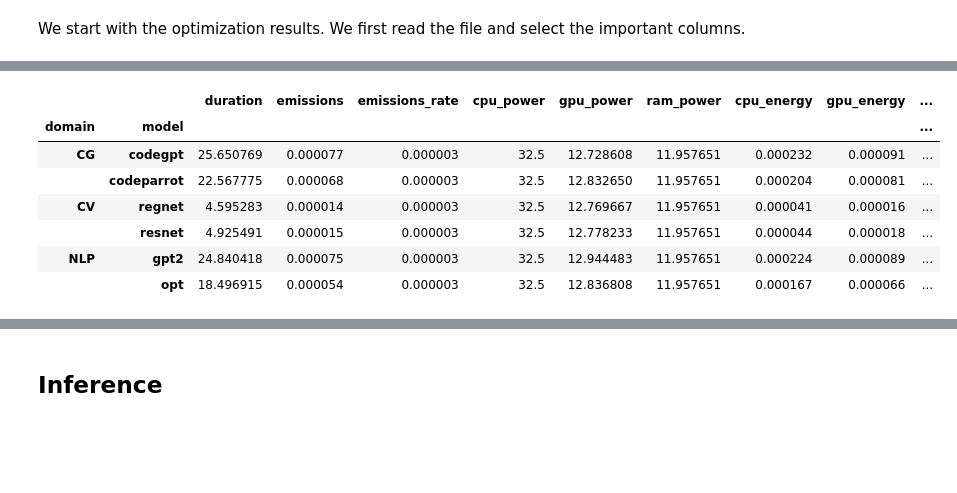
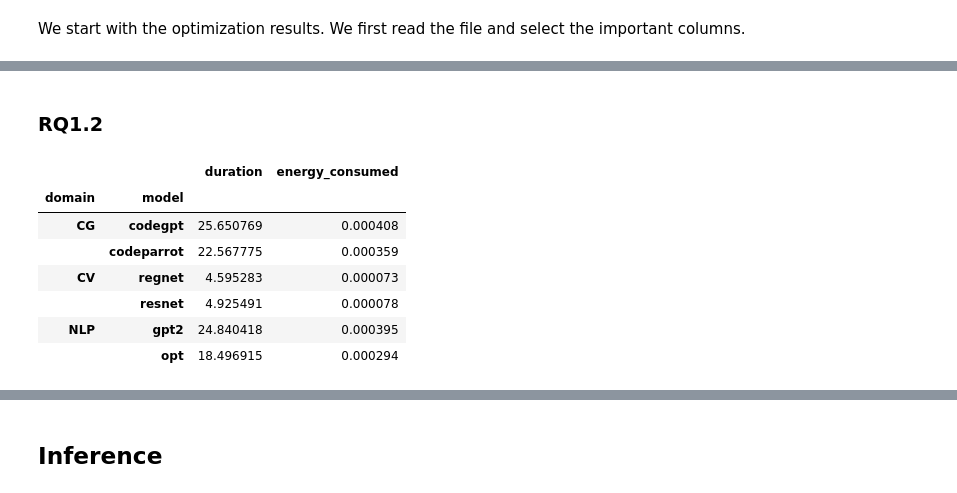
Before and after one commit to aleclagarde/tfg, a Jupyter notebook: analysis/analysis.ipynb, the cells around one changed output, grey strips where cells are left out. Saved outputs shown, nothing was run; the diff lists cells and outputs as text; code cells hidden in the pictures; blank space fills up the shorter version.

```diff
--- a/analysis/analysis.ipynb
+++ b/analysis/analysis.ipynb
@@ -6,0 +9,4 @@ import matplotlib.pyplot as plt
+# %%
+optimization = pd.read_csv('../results/optimization_results.csv')
+optimization = optimization[['duration', 'energy_consumed', 'domain', 'model', 'framework', 'strategy']]
+optimization
@@ -8,7 +84,3 @@ import matplotlib.pyplot as plt
 ## Optimization
 # %% [markdown]
 We start with the optimization results. We first read the file and select the important columns.
-# %%
-optimization = pd.read_csv('../results/optimization_results.csv')
-optimization = optimization[['duration', 'emissions', 'emissions_rate', 'cpu_power', 'gpu_power', 'ram_power', 'cpu_energy', 'gpu_energy', 'ram_energy', 'energy_consumed', 'domain', 'model', 'framework', 'strategy', 'iteration']]
-optimization
@@ -58,14 +146,16 @@ dtype: float64
+# %% [markdown]
+### RQ1.2
 # %%
-group_model = optimization.groupby(['domain', 'model']).mean().drop(['iteration'], axis=1)
+group_model = optimization.groupby(['domain', 'model']).mean()
 group_model
 # %% [output]
-|  |  | duration | emissions | emissions_rate | cpu_power | gpu_power | ram_power | cpu_energy | gpu_energy | ... |
-| domain | model |  |  |  |  |  |  |  |  | ... |
-| CG | codegpt | 25.650769 | 0.000077 | 0.000003 | 32.5 | 12.728608 | 11.957651 | 0.000232 | 0.000091 | ... |
-|  | codeparrot | 22.567775 | 0.000068 | 0.000003 | 32.5 | 12.832650 | 11.957651 | 0.000204 | 0.000081 | ... |
-| CV | regnet | 4.595283 | 0.000014 | 0.000003 | 32.5 | 12.769667 | 11.957651 | 0.000041 | 0.000016 | ... |
-|  | resnet | 4.925491 | 0.000015 | 0.000003 | 32.5 | 12.778233 | 11.957651 | 0.000044 | 0.000018 | ... |
-| NLP | gpt2 | 24.840418 | 0.000075 | 0.000003 | 32.5 | 12.944483 | 11.957651 | 0.000224 | 0.000089 | ... |
-|  | opt | 18.496915 | 0.000054 | 0.000003 | 32.5 | 12.836808 | 11.957651 | 0.000167 | 0.000066 | ... |
+|  |  | duration | energy_consumed |
+| domain | model |  |  |
+| CG | codegpt | 25.650769 | 0.000408 |
+|  | codeparrot | 22.567775 | 0.000359 |
+| CV | regnet | 4.595283 | 0.000073 |
+|  | resnet | 4.925491 | 0.000078 |
+| NLP | gpt2 | 24.840418 | 0.000395 |
+|  | opt | 18.496915 | 0.000294 |
 # %%
 plot_df = group_model.reset_index()
```
Also changed, not shown: parts of 32 cells of this notebook, 11 other files.
